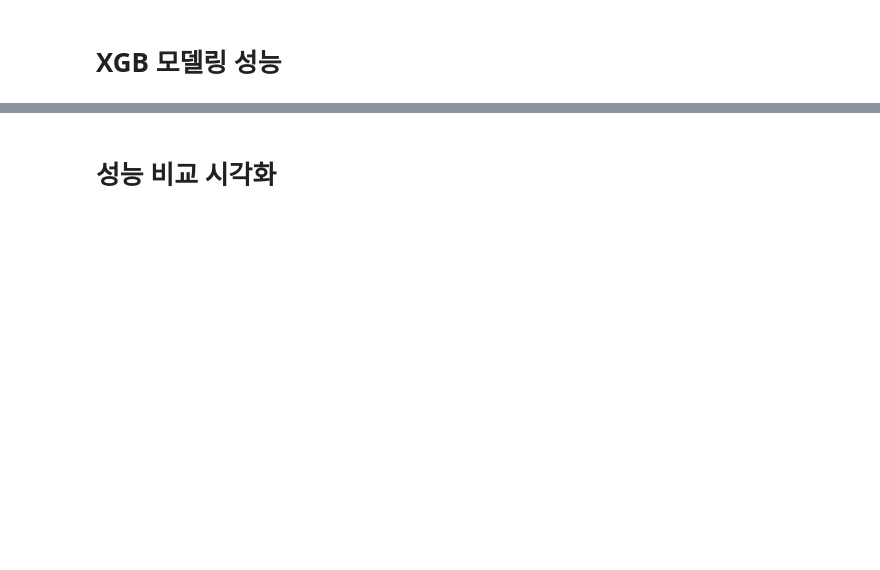
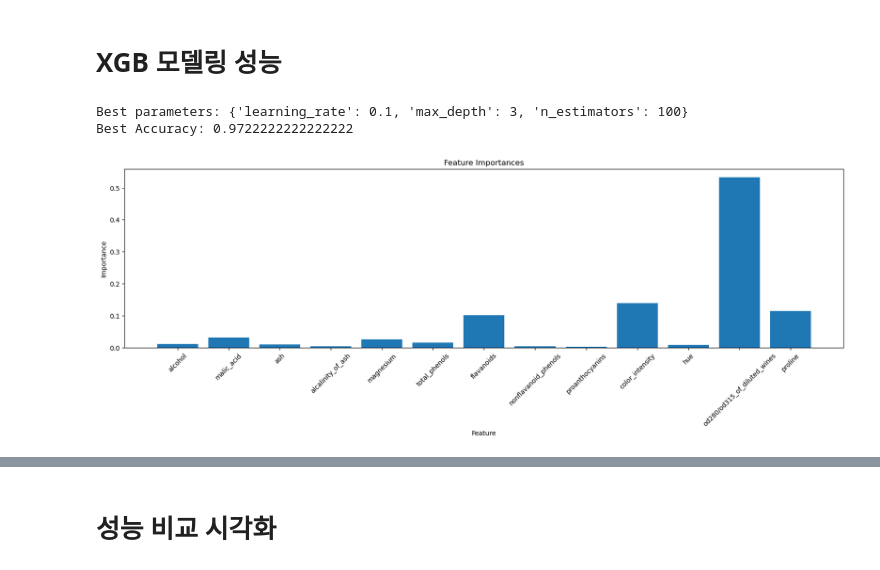
Before and after one commit to kim1987-dong/project7_8, a Jupyter notebook: 성능확인.ipynb, the cells around one changed output, grey strips where cells are left out. Saved outputs shown, nothing was run; the diff lists cells and outputs as text; code cells hidden in the pictures; blank space fills up the shorter version.

```diff
--- a/성능확인.ipynb
+++ b/성능확인.ipynb
@@ -33,3 +79,43 @@ wine = load_wine()
+# %%
+''' 코드를 작성해주세요 '''
+param_grid = {
+    "max_depth": [3, 5, 7, 9, 15],
+    "learning_rate": [0.1, 0.01, 0.001],
+    "n_estimators": [50, 100, 200, 300]
+}
+
+grid_search = GridSearchCV(
+    XGBClassifier(random_state=42),
+    param_grid,
+    cv=5,  # 5-fold cross-validation
+    scoring="accuracy",  # Accuracy 기준
+    n_jobs=-1  # 병렬 처리
+)
+
+grid_search.fit(X_train, y_train)
+
+
+print("Best parameters:", grid_search.best_params_)
+
+
+best_model = grid_search.best_estimator_
+y_pred_X = best_model.predict(X_test)
+accuracy_X = accuracy_score(y_test, y_pred_X)
+print(f"Best Accuracy: {accuracy_X}")
+
+
+feature_importance = best_model.feature_importances_
+plt.figure(figsize=(20, 5))
+plt.bar(feature.columns, feature_importance)
+plt.xticks(rotation=45)
+plt.title('Feature Importances')
+plt.xlabel('Feature')
+plt.ylabel('Importance')
+plt.show()
+# %% [output]
+Best parameters: {'learning_rate': 0.1, 'max_depth': 3, 'n_estimators': 100}
+Best Accuracy: 0.9722222222222222
+[figure, added]
 # %% [markdown]
 <img src="../참고이미지/Git/XGB_Modeling.png" width="80%">`
 # %% [markdown]
```
Also changed, not shown: parts of 6 cells of this notebook.
